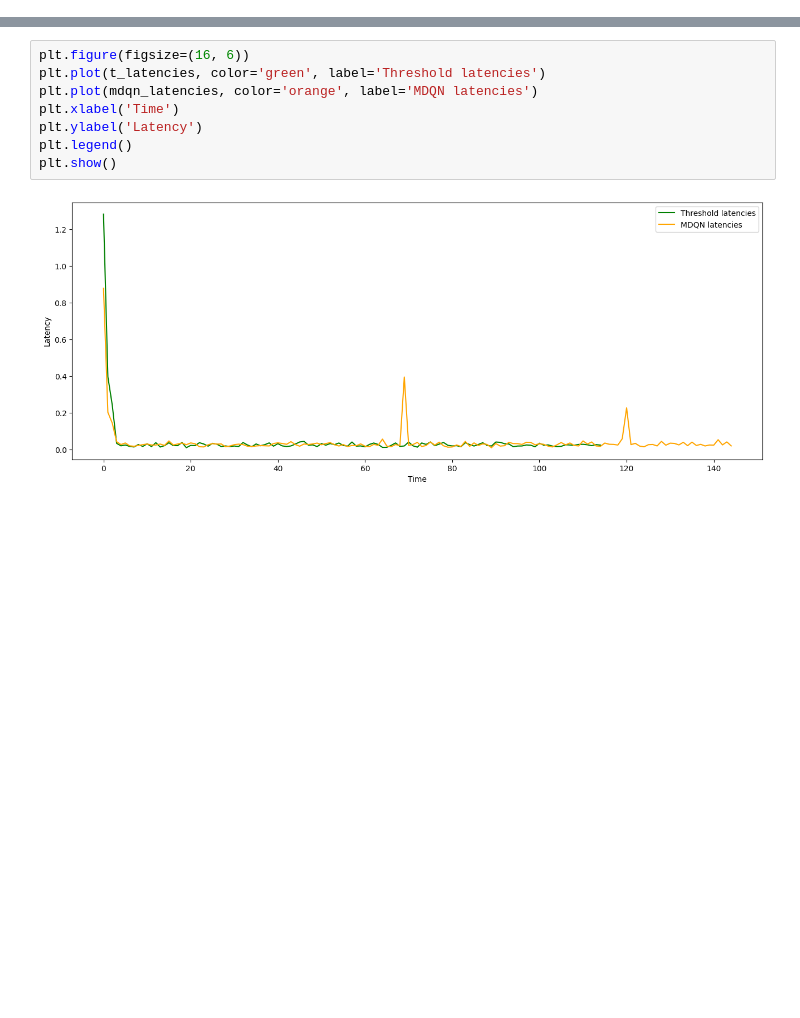
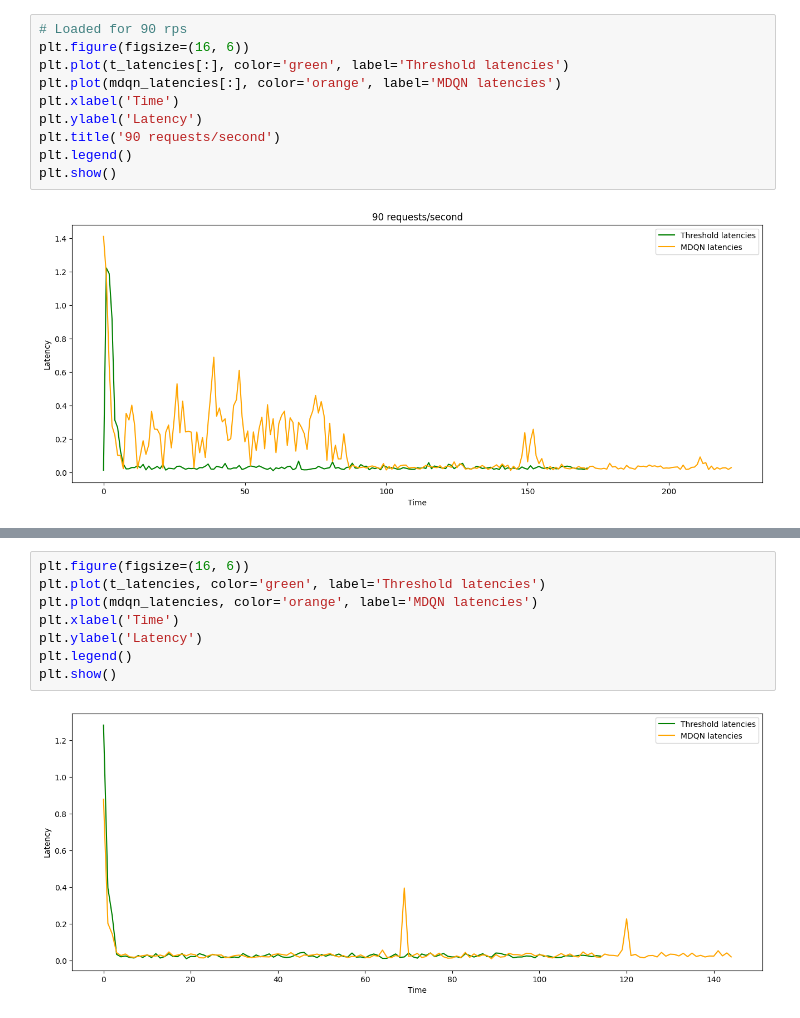
Before and after one commit to sensorlab/agent-edgeautoscaling, a Jupyter notebook: code/measure_latencies.ipynb, the cells around one changed output, grey strips where cells are left out. Cells and saved outputs as stored; diff of their text form; blank space fills up the shorter version.

```diff
--- a/code/measure_latencies.ipynb
+++ b/code/measure_latencies.ipynb
@@ -199,0 +199,12 @@ Pod localization-api3 patched successfully to 240m request and 240m limit
+# %%
+# Loaded for 90 rps
+plt.figure(figsize=(16, 6))
+plt.plot(t_latencies[:], color='green', label='Threshold latencies')
+plt.plot(mdqn_latencies[:], color='orange', label='MDQN latencies')
+plt.xlabel('Time')
+plt.ylabel('Latency')
+plt.title('90 requests/second')
+plt.legend()
+plt.show()
+# %% [output]
+[figure, added]
```
Also changed, not shown: parts of 9 cells of this notebook, 6 other files.
